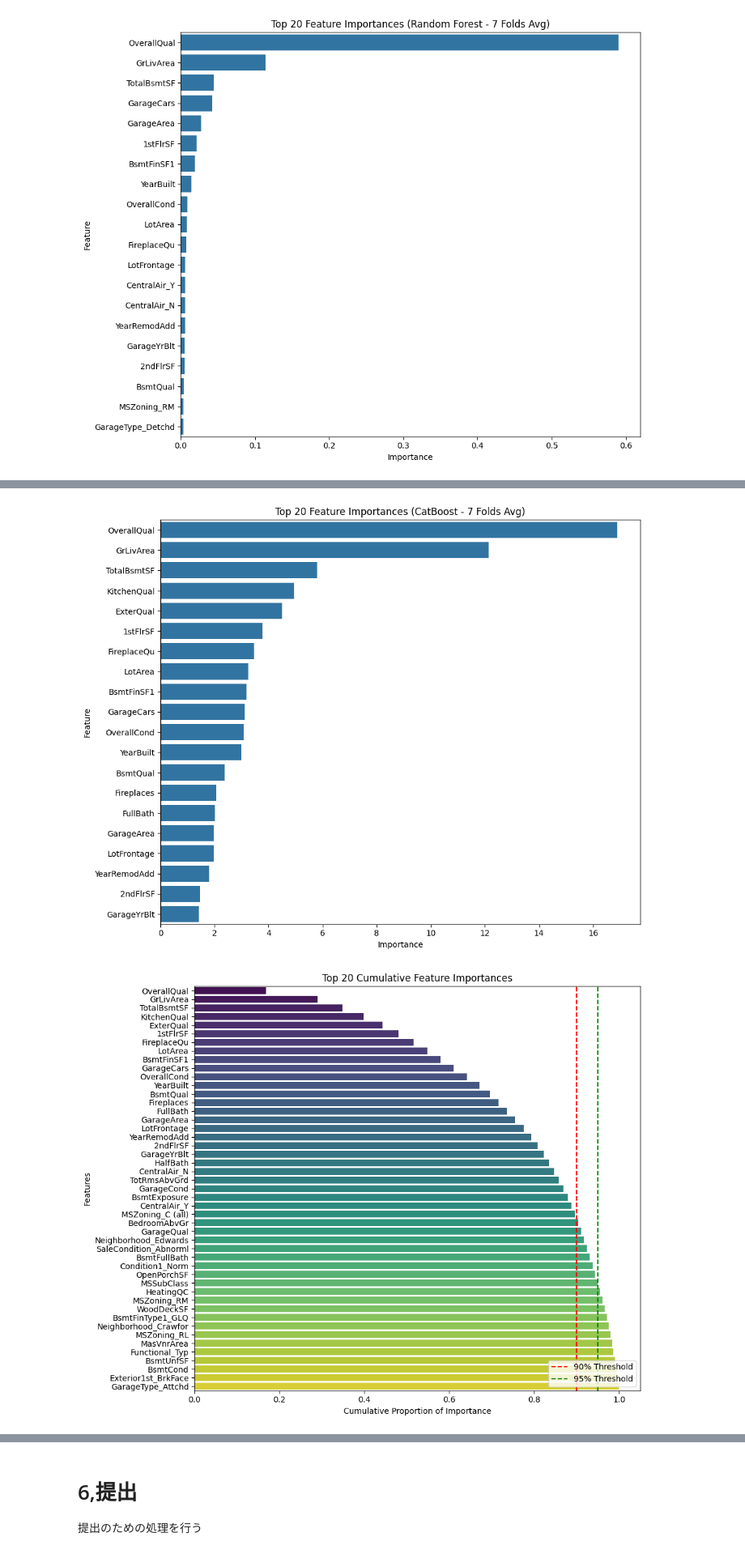
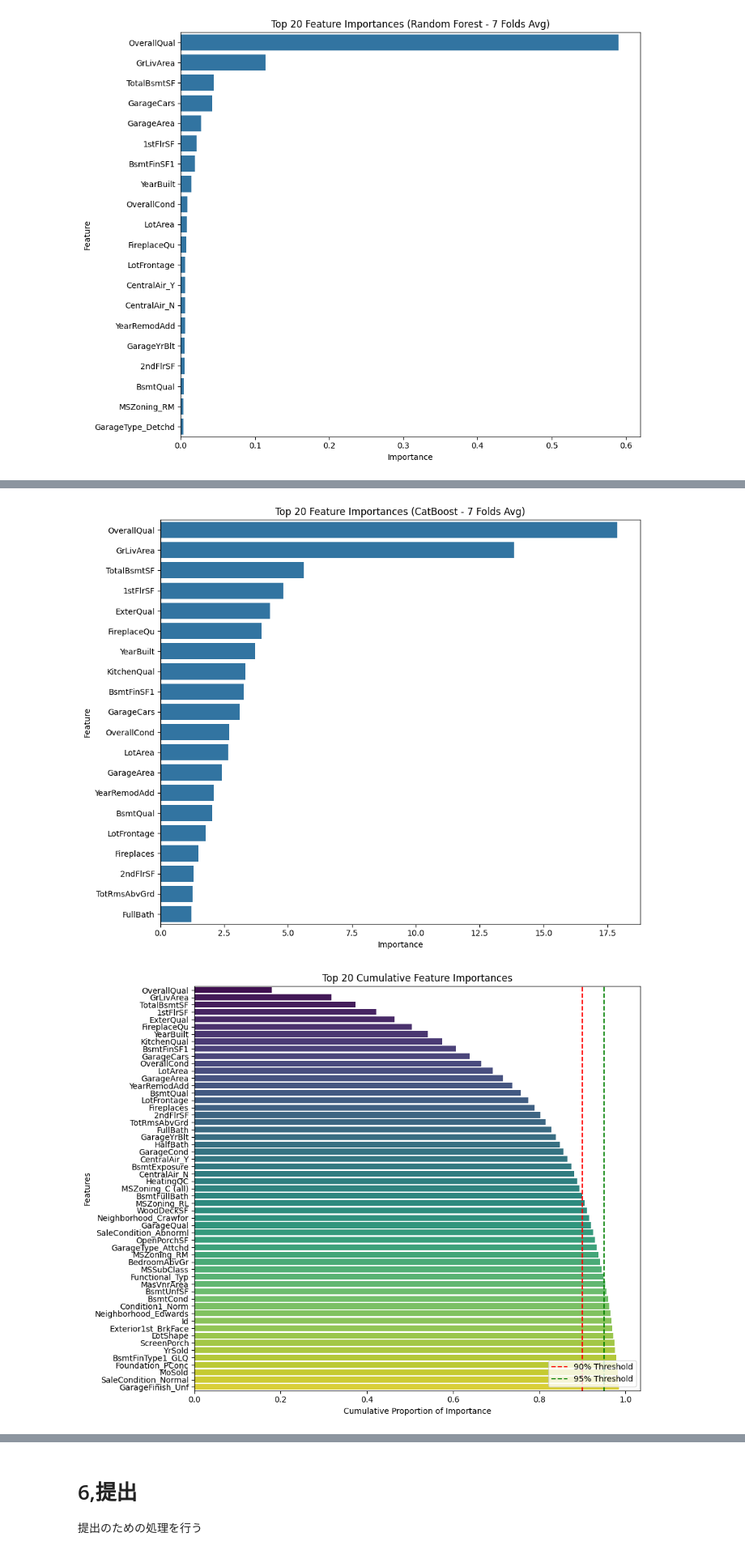
Before and after one commit to luciaeri/My-first-kaggle-_House-Prices, a Jupyter notebook: House_Prices.ipynb, the cells around one changed output, grey strips where cells are left out. Shown at 81% size. Cells and saved outputs as stored; diff of their text form; code cells hidden in the pictures.

```diff
--- a/House_Prices.ipynb
+++ b/House_Prices.ipynb
@@ -531,7 +533,7 @@ LotFrontageの欠損数: 0
 #2数値の型であるGarageYrBltとMasVnrAreaを0で補完する
 #fillna()メソッドは指定した値で欠損値を埋めるという意味
 tran=['GarageYrBlt','MasVnrArea']
-train[tran]=train[tran].fillna(0)
+train[tran]=train[tran].fillna(-1)
 
 #isnullで欠損があるかないかの0(False)と1(True)混合のdfを作ってsumでその欠損数を数える
 print(f"欠損数: {train[tran].isnull().sum()}")
@@ -1383,12 +1356,15 @@ for fold, (train_idx, val_idx) in enumerate(kf.split(X_catboost, y)):
     # モデルの構築と学習
     # verbose=0 でLightGBMの時のようなうっとうしいログを完全に消します
     cb = CatBoostRegressor(
-        cat_features=['MSSubClass'],#カテゴリ変数を指定
-        iterations=500,       # LightGBMの n_estimators に相当
+        # cat_features=['MSSubClass'],#カテゴリ変数を指定
+        iterations=500,       # LightGBMの n_estimators に相当 学習回数
         depth=5,              # max_depth に相当
         learning_rate=0.035,
         random_seed=42,
-        verbose=0             # ログを非表示
+        verbose=0 ,            # ログを非表示
+        l2_leaf_reg=5,
+        early_stopping_rounds=50,#50回やって伸びないなら終了
+
     )
 
     # cat_features を指定して学習
@@ -1489,6 +1464,6 @@ Mean GAP (過学習) : 0.04550
 ==================================
-[figure, old version]
+[figure, new version]
-[figure, old version]
+[figure, new version]
 # %%
 # 1. 累積重要度が95%以下（0.95）の特徴量の名前だけをリスト化して取り出す
 threshold = 0.95
```
Also changed, not shown: parts of 25 cells of this notebook.
